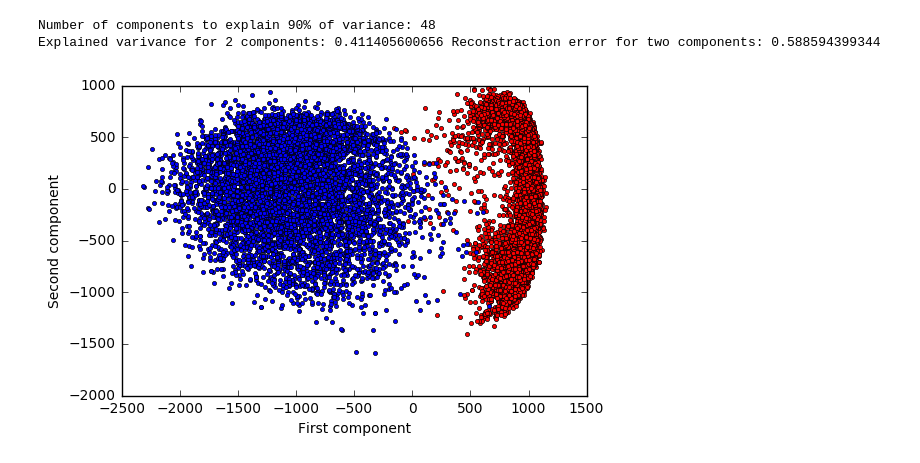
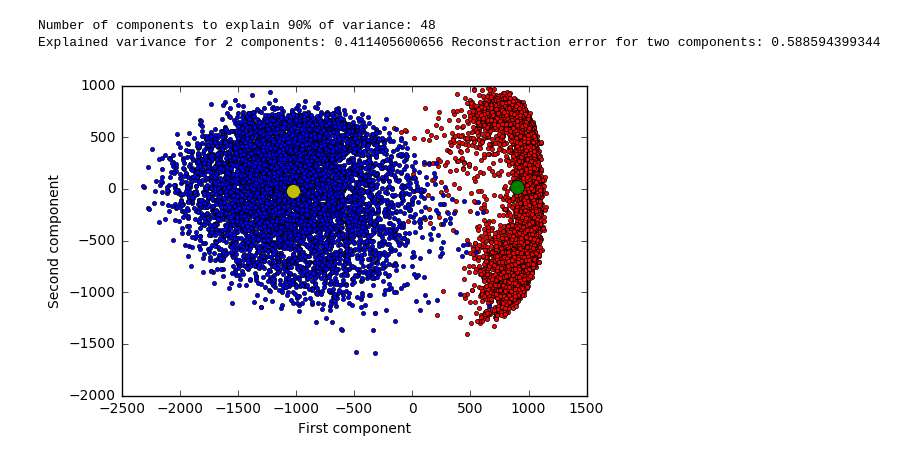
Before and after one commit to zadaianchuk/GTC, a Jupyter notebook: ML/tasks/HW5/HW5.ipynb, the cells around one changed output. Drawn from its saved outputs; the diff is of its cells as text; code cells hidden in the pictures.

```diff
--- a/ML/tasks/HW5/HW5.ipynb
+++ b/ML/tasks/HW5/HW5.ipynb
@@ -29,14 +30,19 @@ def change_format(data):
 
 X_train,y_train=change_format(X_train)
 X_test,y_test=change_format(X_test)
+
 inds=[y_train==i for i in range(10)]
-X_train_2=X_train[ind[0]|ind[9]]
-y_train_2=y_train[ind[0]|ind[9]]
+inds_test=[y_test==i for i in range(10)]
 
-m_1=X_train[ind[0]].mean(axis=0)
-m_0=X_train[ind[9]].mean(axis=0)
-var_1=X_train[ind[0]].var(axis=0)
-var_0=X_train[ind[9]].var(axis=0)
+X_train_2=X_train[inds[0]|inds[9]]
+y_train_2=y_train[inds[0]|inds[9]]
+X_test_2=X_test[inds_test[0]|inds_test[9]]
+y_test_2=y_test[inds_test[0]|inds_test[9]]
+
+m_1=X_train[inds[0]].mean(axis=0)
+m_0=X_train[inds[9]].mean(axis=0)
+var_1=X_train[inds[0]].var(axis=0)
+var_0=X_train[inds[9]].var(axis=0)
 # %% [markdown]
 Average 1
 # %%
@@ -94,13 +104,31 @@ print "Explained varivance for 2 components:", s.cumsum()[1]/s.sum(),"Reconstrac
 Number of components to explain 90% of variance: 48
 Explained varivance for 2 components: 0.411405600656 Reconstraction error for two components: 0.588594399344
 # %%
-X=np.matmul(X_train_2_flat, U[:,:2])
+Z=np.matmul(X_train_2_flat, U[:,:2])
+Z_test=np.matmul(X_test_2_flat, U[:,:2])
 y=y_train_2
+# %%
+def estimate_parameters(Z,y):
+    m0=Z[y==0].mean(axis=0)
+    m1=Z[y==9].mean(axis=0)
+    cov0=np.cov(Z[y==0].T)
+    cov1=np.cov(Z[y==9].T)
+    return (m0,cov0,m1,cov1)
+
+def loglikelihood(x,params):
+    m=params[0]
+    cov=params[1]
+    loglikel = -(1/2)*np.matmul(np.matmul((x-m).T,np.linalg.inv(cov)),x-m)
+    loglikel += -(1/2)*np.log(np.linalg.det(cov))
+    return loglikel
 # %%
-plt.plot(X[y==0][:,0],X[y==0][:,1],'ro', markersize=3)
+plt.plot(Z[y==0][:,0],Z[y==0][:,1],'ro', markersize=3)
 plt.xlabel("First component")
 plt.ylabel("Second component")
-plt.plot(X[y==9][:,0],X[y==9][:,1],'bo',markersize=3)
+plt.plot(Z[y==9][:,0],Z[y==9][:,1],'bo',markersize=3)
+m0,cov0,m1,cov1=estimate_parameters(Z,y)
+plt.plot(m0[0],m0[1],'go',markersize=10)
+plt.plot(m1[0],m1[1],'yo',markersize=10)
 plt.show()
 # %% [output]
-[figure, old version]
+[figure, new version]
```
Also changed, not shown: parts of 15 cells of this notebook, 15 other files.
